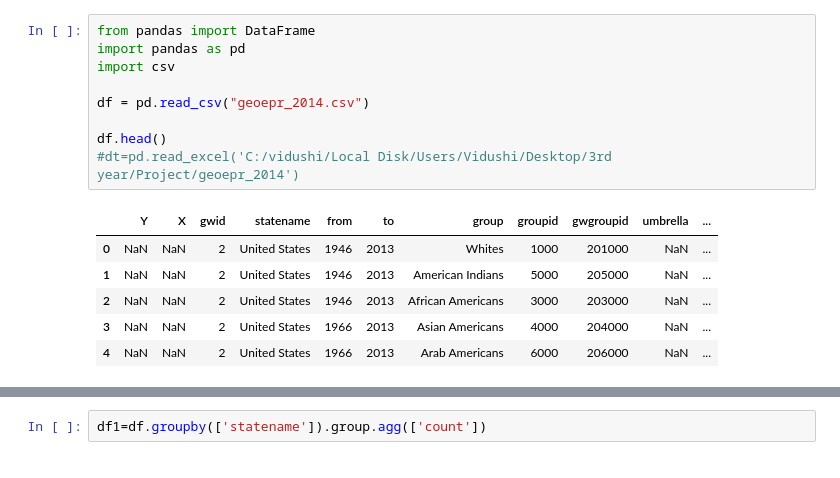
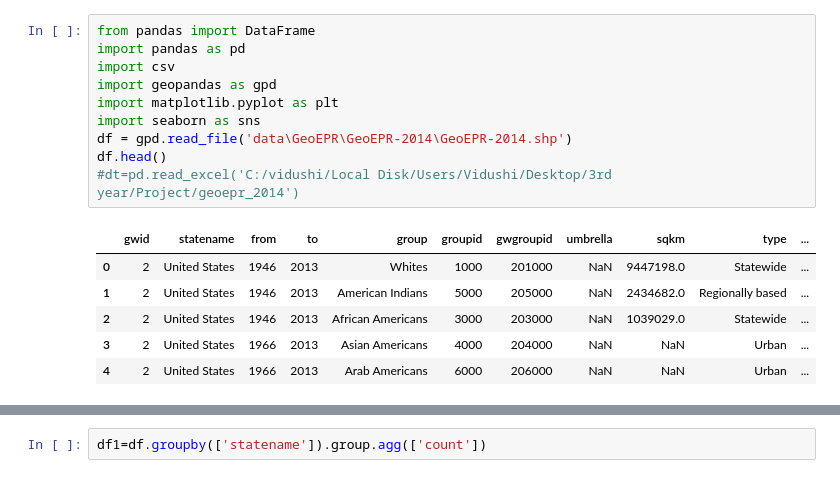
Before and after one commit to kartiktyagi4282/Minor19, a Jupyter notebook: epr.ipynb, the cells around one changed output, grey strips where cells are left out. Saved outputs shown, nothing was run; the diff lists cells and outputs as text.

```diff
--- a/epr.ipynb
+++ b/epr.ipynb
@@ -1,16 +1,17 @@
 # %%
 from pandas import DataFrame
 import pandas as pd
 import csv
-
-df = pd.read_csv("geoepr_2014.csv")
-
+import geopandas as gpd
+import matplotlib.pyplot as plt
+import seaborn as sns
+df = gpd.read_file('data\GeoEPR\GeoEPR-2014\GeoEPR-2014.shp')
 df.head()
 #dt=pd.read_excel('C:/vidushi/Local Disk/Users/Vidushi/Desktop/3rd year/Project/geoepr_2014')
 # %% [output]
-|  | Y | X | gwid | statename | from | to | group | groupid | gwgroupid | umbrella | ... |
-| 0 | NaN | NaN | 2 | United States | 1946 | 2013 | Whites | 1000 | 201000 | NaN | ... |
-| 1 | NaN | NaN | 2 | United States | 1946 | 2013 | American Indians | 5000 | 205000 | NaN | ... |
-| 2 | NaN | NaN | 2 | United States | 1946 | 2013 | African Americans | 3000 | 203000 | NaN | ... |
-| 3 | NaN | NaN | 2 | United States | 1966 | 2013 | Asian Americans | 4000 | 204000 | NaN | ... |
-| 4 | NaN | NaN | 2 | United States | 1966 | 2013 | Arab Americans | 6000 | 206000 | NaN | ... |
+|  | gwid | statename | from | to | group | groupid | gwgroupid | umbrella | sqkm | type | ... |
+| 0 | 2 | United States | 1946 | 2013 | Whites | 1000 | 201000 | NaN | 9447198.0 | Statewide | ... |
+| 1 | 2 | United States | 1946 | 2013 | American Indians | 5000 | 205000 | NaN | 2434682.0 | Regionally based | ... |
+| 2 | 2 | United States | 1946 | 2013 | African Americans | 3000 | 203000 | NaN | 1039029.0 | Statewide | ... |
+| 3 | 2 | United States | 1966 | 2013 | Asian Americans | 4000 | 204000 | NaN | NaN | Urban | ... |
+| 4 | 2 | United States | 1966 | 2013 | Arab Americans | 6000 | 206000 | NaN | NaN | Urban | ... |
```
Also changed, not shown: parts of 6 cells of this notebook, 1 other file.
